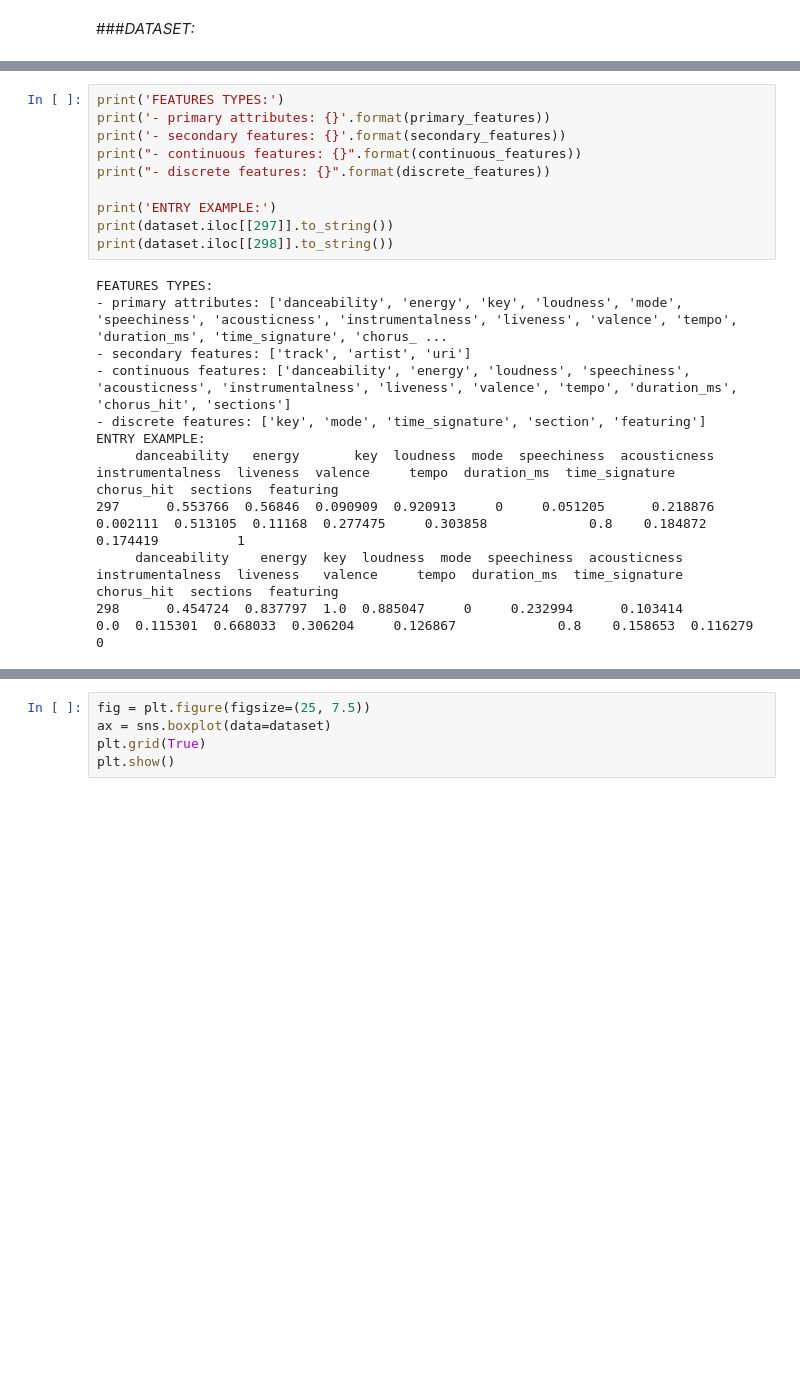
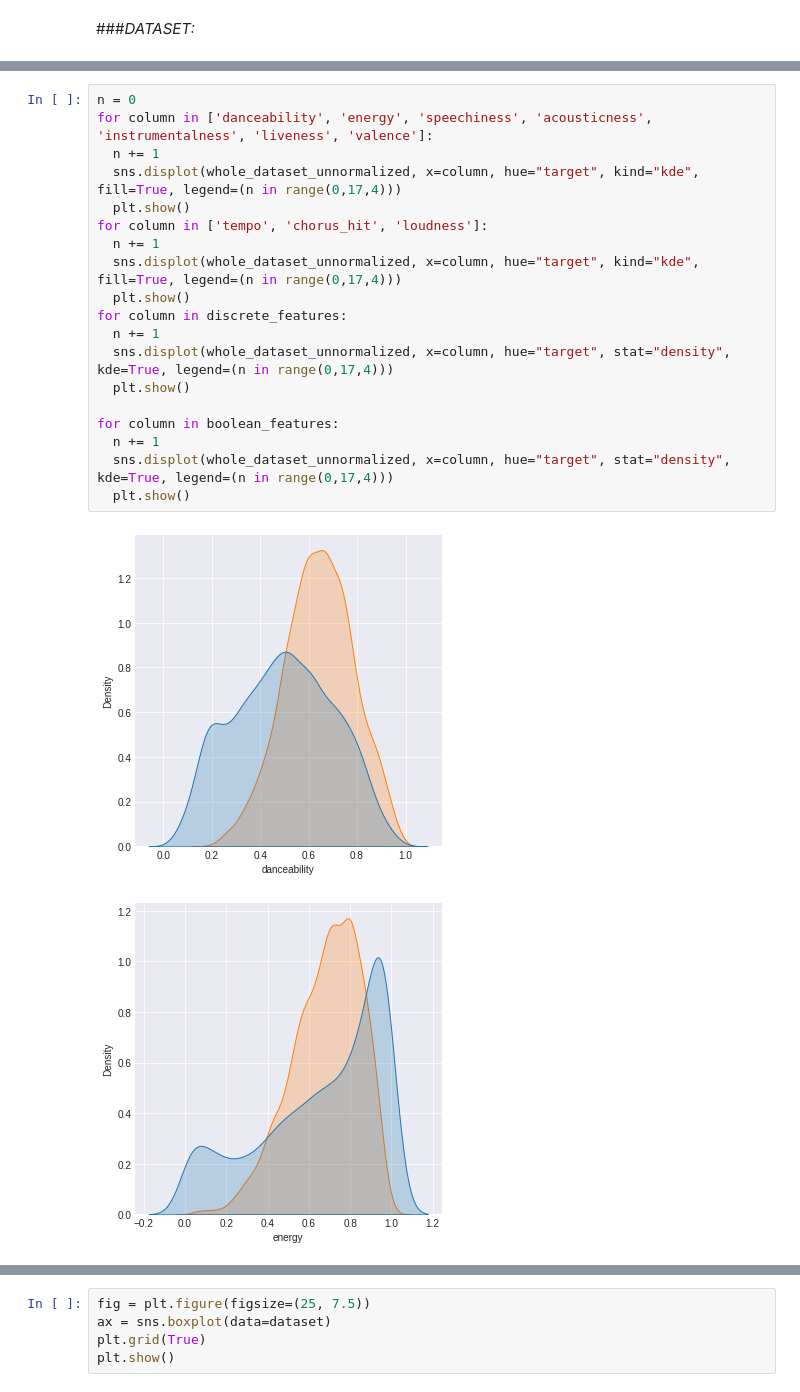
Before and after one commit to MatteoStoisa/DataSpaces_project, a Jupyter notebook: projectDataSpacesMatteoStoisa_the_spotify_hit_predictor_dataset_dataset_of_10s.ipynb, the cells around one changed output, grey strips where cells are left out. Saved outputs shown, nothing was run; the diff lists cells and outputs as text; blank space fills up the shorter version.

```diff
--- a/projectDataSpacesMatteoStoisa_the_spotify_hit_predictor_dataset_dataset_of_10s.ipynb
+++ b/projectDataSpacesMatteoStoisa_the_spotify_hit_predictor_dataset_dataset_of_10s.ipynb
@@ -95,21 +85,22 @@ dataset
-# %%
-print('FEATURES TYPES:')
-print('- primary attributes: {}'.format(primary_features))
-print('- secondary features: {}'.format(secondary_features))
-print("- continuous features: {}".format(continuous_features))
-print("- discrete features: {}".format(discrete_features))
-
-print('ENTRY EXAMPLE:')
-print(dataset.iloc[[297]].to_string())
-print(dataset.iloc[[298]].to_string())
-# %% [output]
-FEATURES TYPES:
-- primary attributes: ['danceability', 'energy', 'key', 'loudness', 'mode', 'speechiness', 'acousticness', 'instrumentalness', 'liveness', 'valence', 'tempo', 'duration_ms', 'time_signature', 'chorus_ ...
-- secondary features: ['track', 'artist', 'uri']
-- continuous features: ['danceability', 'energy', 'loudness', 'speechiness', 'acousticness', 'instrumentalness', 'liveness', 'valence', 'tempo', 'duration_ms', 'chorus_hit', 'sections']
-- discrete features: ['key', 'mode', 'time_signature', 'section', 'featuring']
-ENTRY EXAMPLE:
-     danceability   energy       key  loudness  mode  speechiness  acousticness  instrumentalness  liveness  valence     tempo  duration_ms  time_signature  chorus_hit  sections  featuring
-297      0.553766  0.56846  0.090909  0.920913     0     0.051205      0.218876          0.002111  0.513105  0.11168  0.277475     0.303858             0.8    0.184872  0.174419          1
-     danceability    energy  key  loudness  mode  speechiness  acousticness  instrumentalness  liveness   valence     tempo  duration_ms  time_signature  chorus_hit  sections  featuring
-298      0.454724  0.837797  1.0  0.885047     0     0.232994      0.103414               0.0  0.115301  0.668033  0.306204     0.126867             0.8    0.158653  0.116279          0
+# %%
+n = 0
+for column in ['danceability', 'energy', 'speechiness', 'acousticness', 'instrumentalness', 'liveness', 'valence']:
+  n += 1
+  sns.displot(whole_dataset_unnormalized, x=column, hue="target", kind="kde", fill=True, legend=(n in range(0,17,4)))
+  plt.show()
+for column in ['tempo', 'chorus_hit', 'loudness']:
+  n += 1
+  sns.displot(whole_dataset_unnormalized, x=column, hue="target", kind="kde", fill=True, legend=(n in range(0,17,4)))
+  plt.show()
+for column in discrete_features:
+  n += 1
+  sns.displot(whole_dataset_unnormalized, x=column, hue="target", stat="density", kde=True, legend=(n in range(0,17,4)))
+  plt.show()
+
+for column in boolean_features:
+  n += 1
+  sns.displot(whole_dataset_unnormalized, x=column, hue="target", stat="density", kde=True, legend=(n in range(0,17,4)))
+  plt.show()
+# %% [output]
+[figure, added]
+[figure, added]
```
Also changed, not shown: parts of 19 cells of this notebook.
